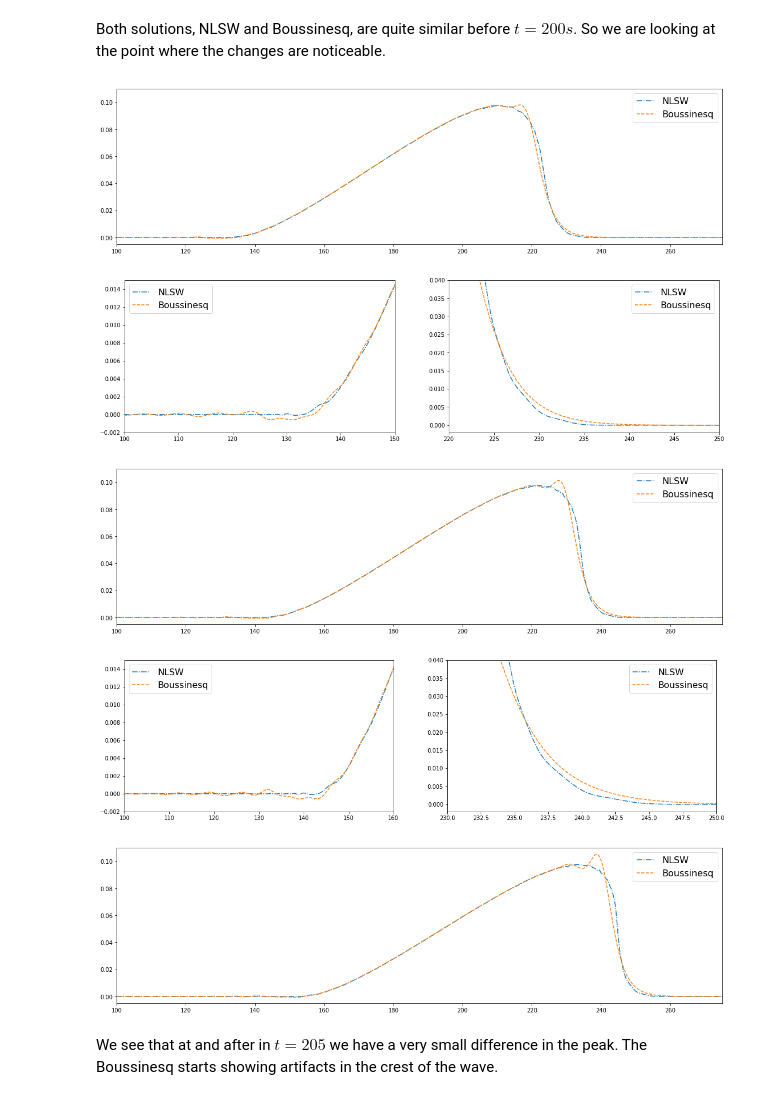
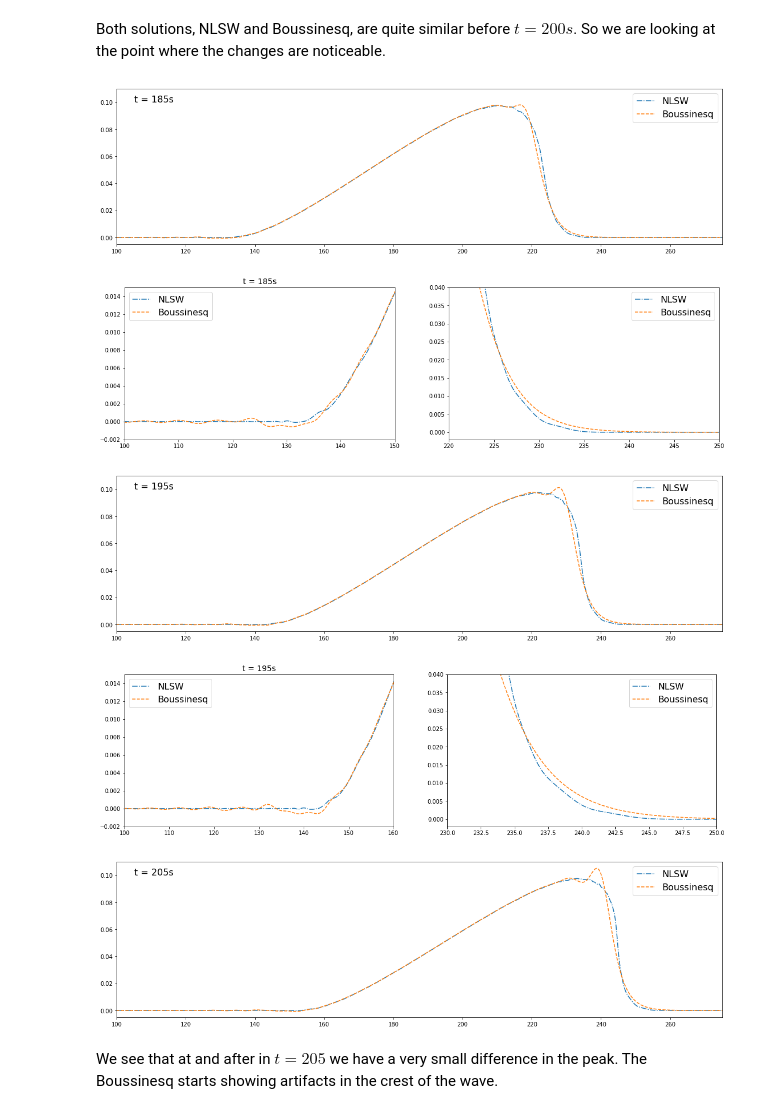
Before and after one commit to Reyna-RT/MEK9320, a Jupyter notebook: Second Assignment results.ipynb, the cells around one changed output. Saved outputs shown, nothing was run; the diff lists cells and outputs as text; code cells hidden in the pictures.

Commit message:
text annotated corrected with time

```diff
--- a/Second Assignment results.ipynb
+++ b/Second Assignment results.ipynb
@@ -878,28 +878,30 @@ b = np.loadtxt('flat_results/bores-bous/eta185',unpack=True)
 plt.plot(b[0],b[1],'--',label='Boussinesq')
 plt.xlim(100,275)
 plt.ylim(-0.005,0.11)
-plt.legend(fontsize=16);
+plt.legend(fontsize=16)
+plt.annotate('t = 185s', xy=(105,0.1), fontsize= 16);
 # %% [output]
-[figure, old version]
+[figure, new version]
 # %%
 fig1 = plt.figure(figsize=(19, 5))
 ax1 = fig1.add_subplot(1, 2,1)
 a = np.loadtxt('flat_results/bores-nl/eta185',unpack=True)
+plt.title('t = 185s', fontsize = 14)
 plt.plot(a[0],a[1],'-.',label='NLSW')
 b = np.loadtxt('flat_results/bores-bous/eta185',unpack=True)
 plt.plot(b[0],b[1],'--',label='Boussinesq')
 plt.xlim(100,150)
 plt.ylim(-0.002,0.015)
 plt.legend(fontsize=16);
 ax2 = fig1.add_subplot(1, 2,2)
 plt.plot(a[0],a[1],'-.',label='NLSW')
 b = np.loadtxt('flat_results/bores-bous/eta185',unpack=True)
 plt.plot(b[0],b[1],'--',label='Boussinesq')
 plt.xlim(220,250)
 plt.ylim(-0.002,0.04)
 plt.legend(fontsize=16);
 # %% [output]
-[figure, old version]
+[figure, new version]
 # %%
 fig1 = plt.figure(figsize=(19, 5))
 ax1 = fig1.add_subplot(1, 1,1)
@@ -910,11 +912,13 @@ plt.plot(b[0],b[1],'--',label='Boussinesq')
 plt.xlim(100,275)
 plt.ylim(-0.005,0.11)
 plt.legend(fontsize=16);
+plt.annotate('t = 195s', xy=(105,0.1), fontsize= 16);
 # %% [output]
-[figure, old version]
+[figure, new version]
 # %%
 fig1 = plt.figure(figsize=(19, 5))
 ax1 = fig1.add_subplot(1, 2,1)
+plt.title('t = 195s', fontsize = 14)
 a = np.loadtxt('flat_results/bores-nl/eta195',unpack=True)
 plt.plot(a[0],a[1],'-.',label='NLSW')
 b = np.loadtxt('flat_results/bores-bous/eta195',unpack=True)
@@ -930,7 +934,7 @@ plt.xlim(230,250)
 plt.ylim(-0.002,0.04)
 plt.legend(fontsize=16);
 # %% [output]
-[figure, old version]
+[figure, new version]
 # %%
 fig1 = plt.figure(figsize=(19, 5))
 ax1 = fig1.add_subplot(1, 1,1)
@@ -940,9 +944,10 @@ b = np.loadtxt('flat_results/bores-bous/eta205',unpack=True)
 plt.plot(b[0],b[1],'--',label='Boussinesq')
 plt.xlim(100,275)
 plt.ylim(-0.005,0.11)
-plt.legend(fontsize=16);
+plt.legend(fontsize=16)
+plt.annotate('t = 205s', xy=(105,0.1), fontsize= 16);
 # %% [output]
-[figure, old version]
+[figure, new version]
 # %% [markdown]
 We see that at and after in $t=205$ we have a very small difference in the peak. The Boussinesq starts showing artifacts in the crest of the wave.
 # %% [markdown]
```
Also changed, not shown: parts of 3 cells of this notebook.
